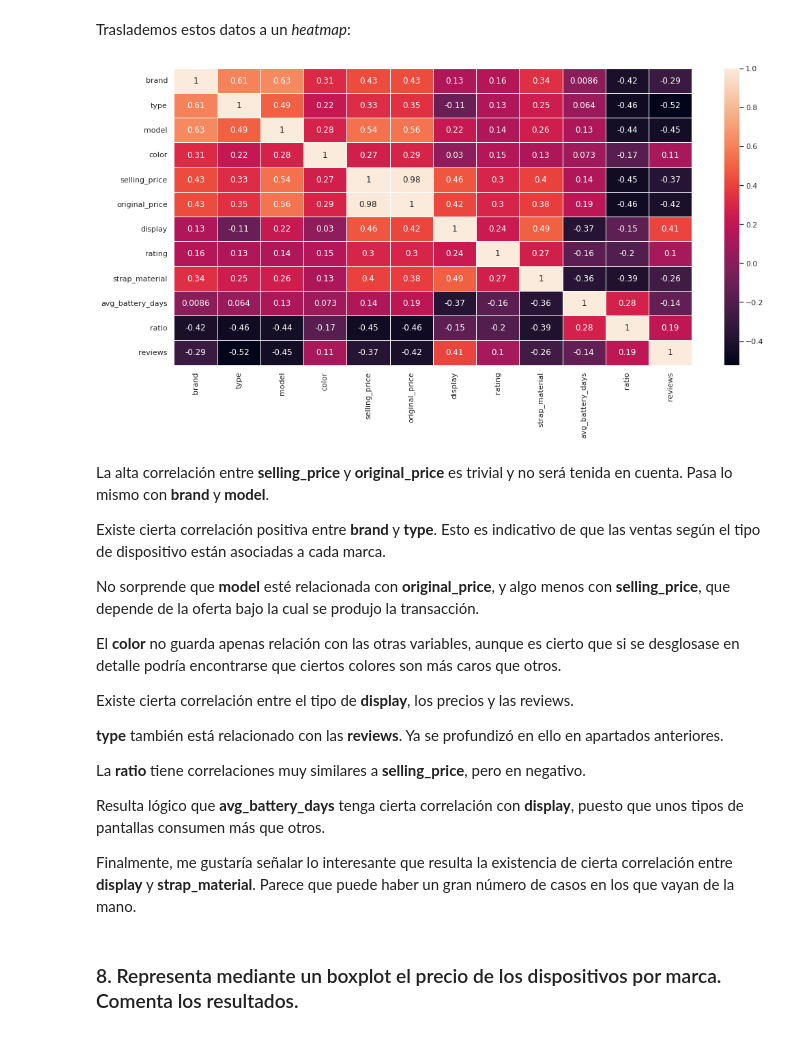
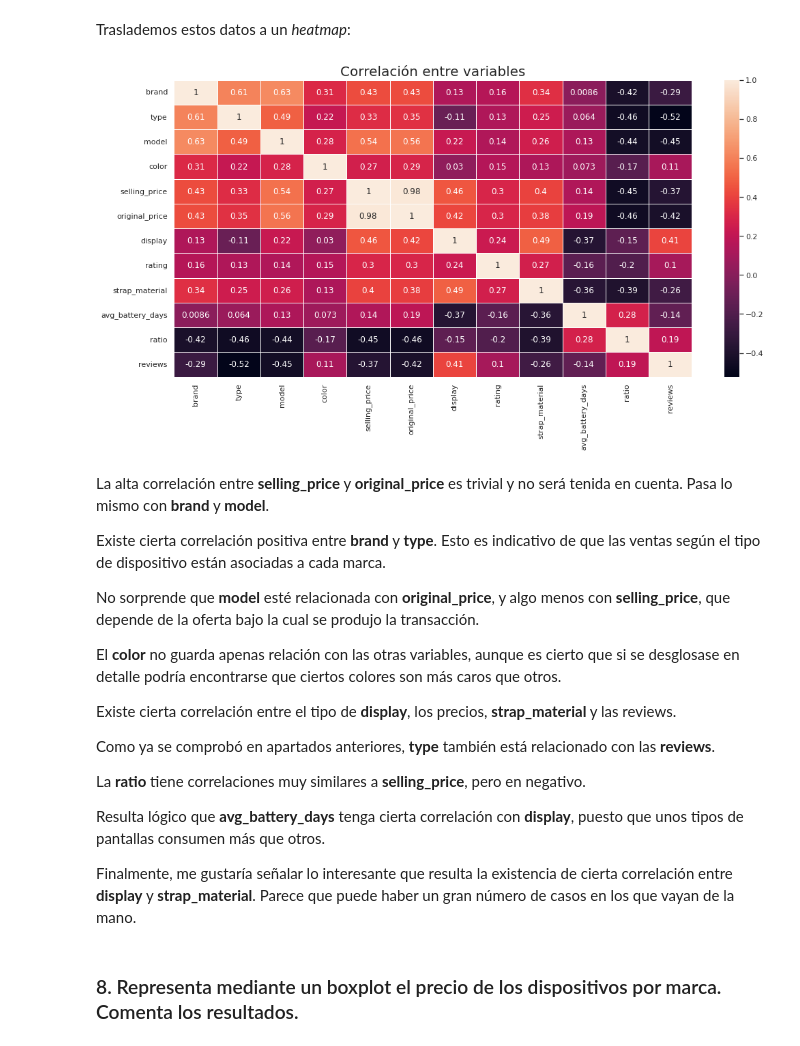
Before and after one commit to afercaceres/Fitness_Trackers, a Jupyter notebook: practica_python.ipynb, the cells around one changed output. Cells and saved outputs as stored; diff of their text form; code cells hidden in the pictures.

```diff
--- a/practica_python.ipynb
+++ b/practica_python.ipynb
@@ -997,9 +997,11 @@ datos_corr
 # %% [markdown]
 Traslademos estos datos a un *heatmap*:
 # %%
-sns.heatmap(datos_corr, linewidths=.5, annot=True);
+corr_heat = sns.heatmap(datos_corr, linewidths=.5, annot=True);
+
+corr_heat.set_title('Correlación entre variables', fontsize = 20);
 # %% [output]
-[figure, old version]
+[figure, new version]
 # %% [markdown]
 La alta correlación entre **selling_price** y **original_price** es trivial y no será tenida en cuenta. Pasa lo mismo con **brand** y **model**.
 
@@ -1009,9 +1011,9 @@ No sorprende que **model** esté relacionada con **original_price**, y algo meno
 
 El **color** no guarda apenas relación con las otras variables, aunque es cierto que si se desglosase en detalle podría encontrarse que ciertos colores son más caros que otros.
 
-Existe cierta correlación entre el tipo de **display**, los precios y las reviews.
+Existe cierta correlación entre el tipo de **display**, los precios, **strap_material** y las reviews.
 
-**type** también está relacionado con las **reviews**. Ya se profundizó en ello en apartados anteriores.
+Como ya se comprobó en apartados anteriores, **type** también está relacionado con las **reviews**.
 
 La **ratio** tiene correlaciones muy similares a **selling_price**, pero en negativo.
 
```
Also changed, not shown: parts of 23 cells of this notebook.
